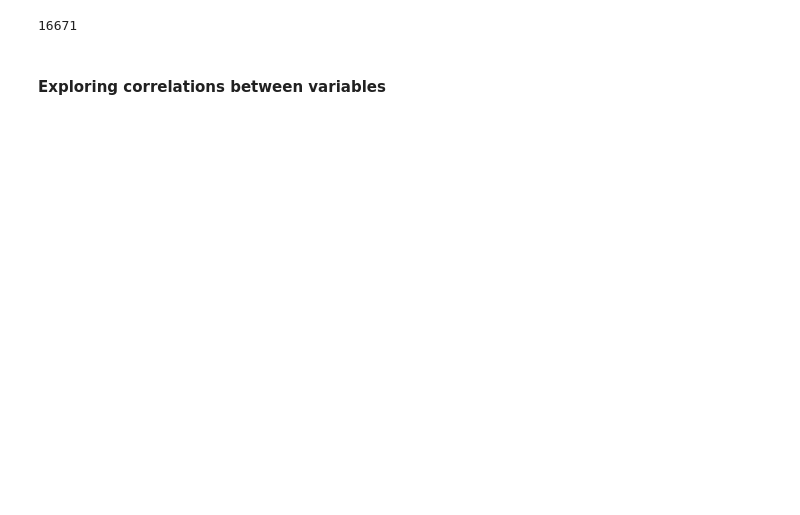
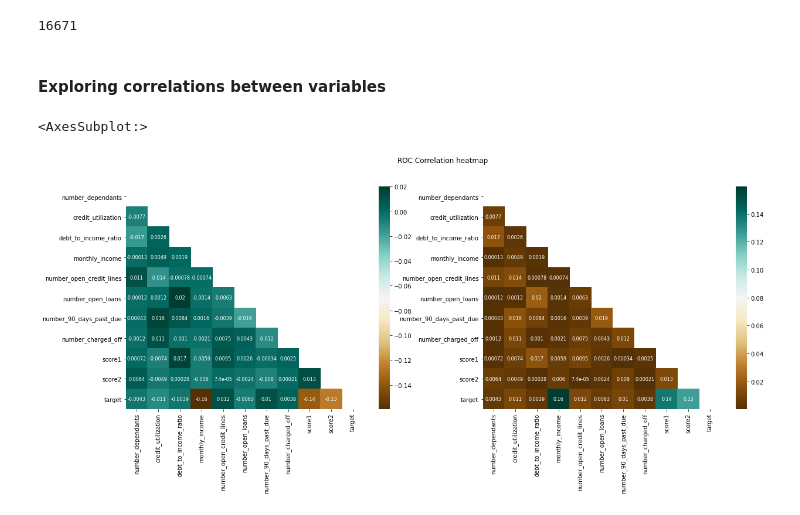
Before and after one commit to kevinmiguel97/Credit-default-model, a Jupyter notebook: Credit_default_model.ipynb, the cells around one changed output. Saved outputs shown, nothing was run; the diff lists cells and outputs as text; code cells hidden in the pictures; blank space fills up the shorter version.

```diff
--- a/Credit_default_model.ipynb
+++ b/Credit_default_model.ipynb
@@ -131,4 +148,20 @@ df_train.boxplot
 16671
 # %% [markdown]
 #### Exploring correlations between variables
+# %%
+# Creating correlation matrix graph
+fig, ax = plt.subplots(1,2)
+fig.set_size_inches((20,7))                                                  # Create a 5x2 grid of subplots
+plt.suptitle('ROC Correlation heatmap')
+# Mask that allows us to get only the diagonal values
+mask = np.triu(np.ones_like(df_train.drop(columns='id').corr(), dtype=np.bool))
+# Graphing correlation matrix with original sign
+sns.heatmap(df_train.drop(columns='id').corr(), annot=True, mask=mask, cmap='BrBG',
+            ax=ax[0], annot_kws={"size": 8})
+# Graphing correlation matrix with absolute value
+sns.heatmap(df_train.drop(columns='id').corr().abs(), annot=True, mask=mask,
+            cmap='BrBG', ax=ax[1], annot_kws={"size": 8})
+# %% [output]
+<AxesSubplot:>
+[figure, added]
 # %%
```
Also changed, not shown: parts of 13 cells of this notebook.
